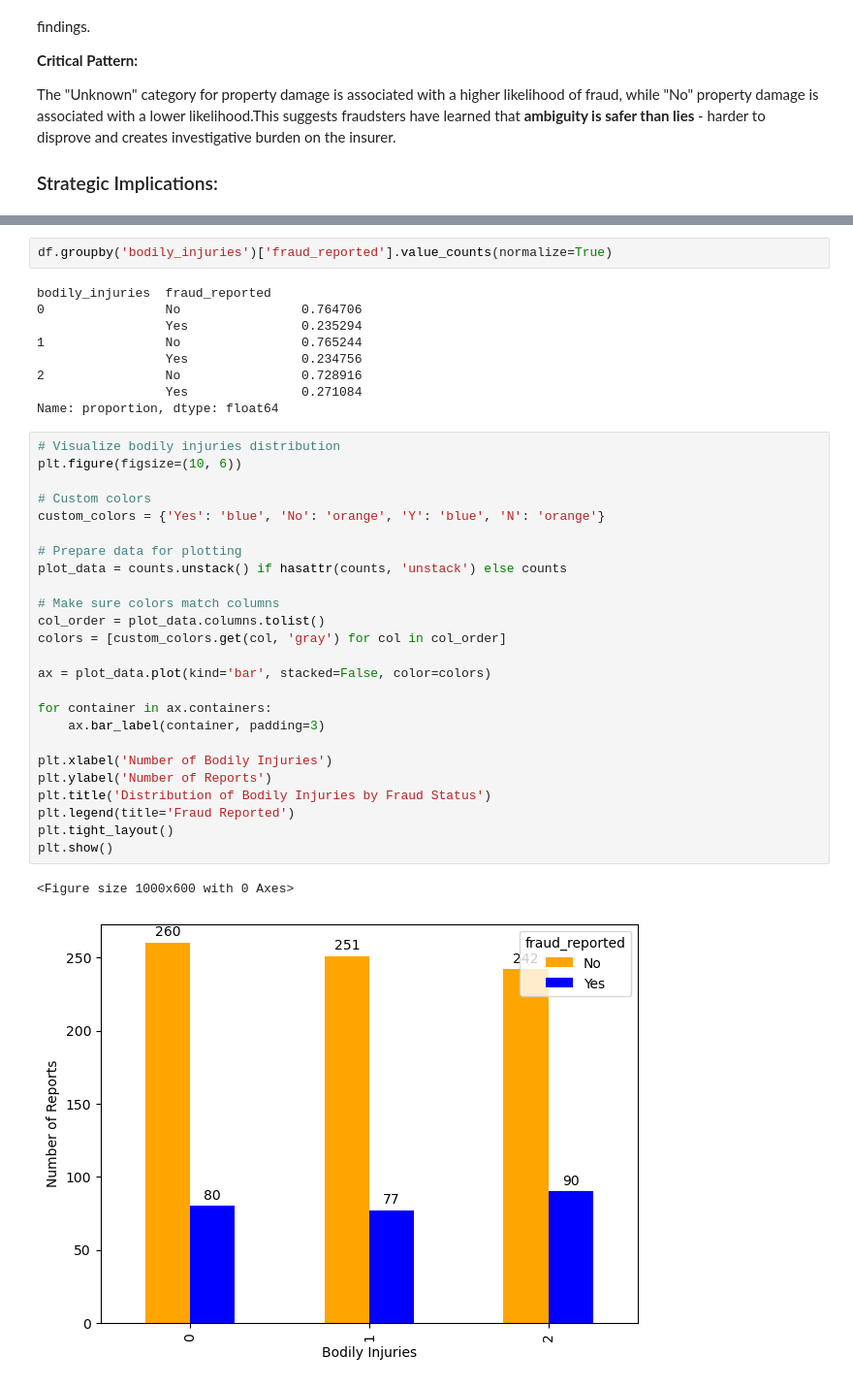
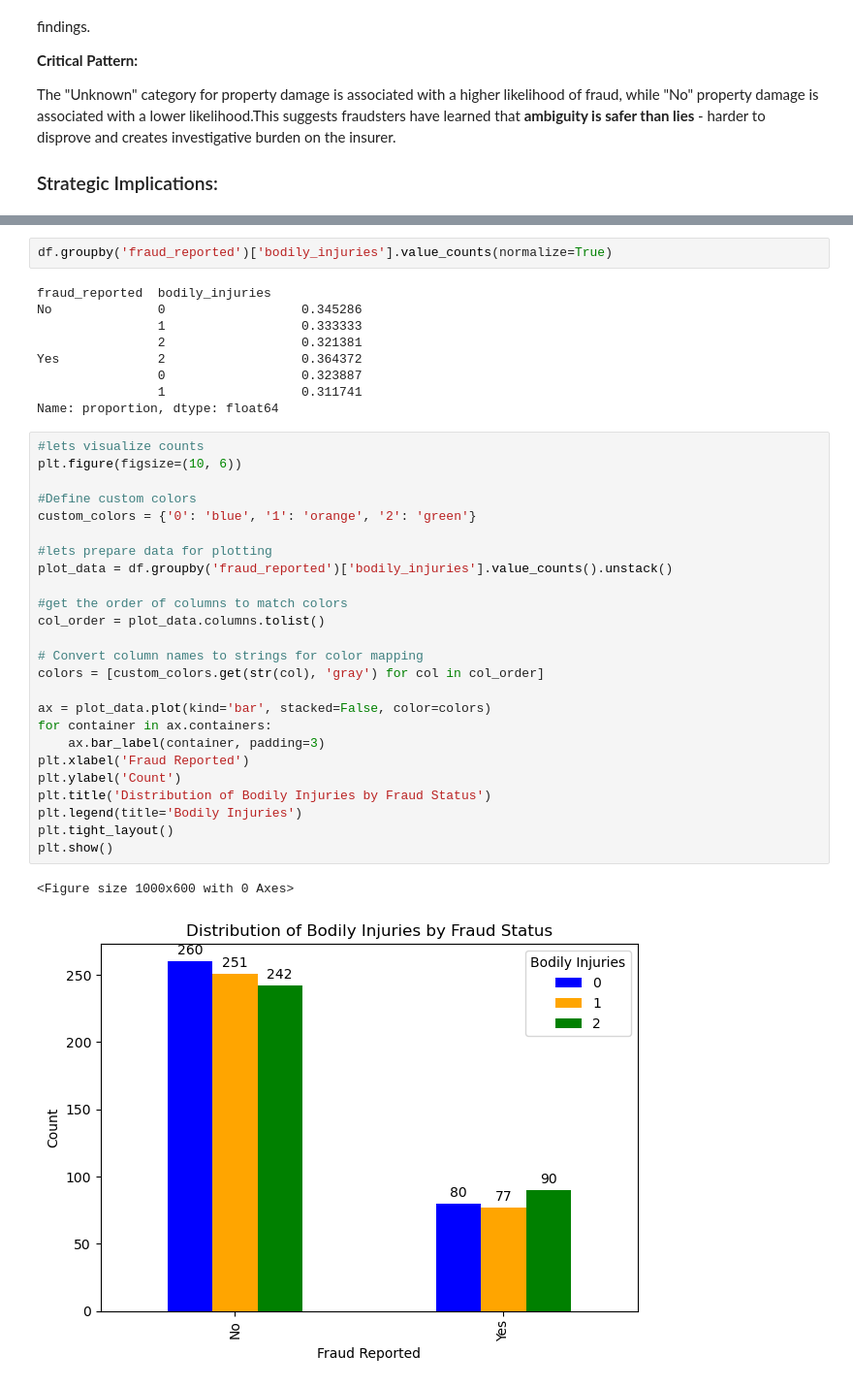
Before and after one commit to oaj1/Insurance_Claims, a Jupyter notebook: Insurance_Claims_ClaimsCircumstances_EDA.ipynb, the cells around one changed output, grey strips where cells are left out. Shown: that part at 97% size. Cells and saved outputs as stored; diff of their text form.

```diff
--- a/Insurance_Claims_ClaimsCircumstances_EDA.ipynb
+++ b/Insurance_Claims_ClaimsCircumstances_EDA.ipynb
@@ -355,40 +355,40 @@ bodily_injuries  fraud_reported
 Name: count, dtype: int64
 # %%
-df.groupby('bodily_injuries')['fraud_reported'].value_counts(normalize=True)
+df.groupby('fraud_reported')['bodily_injuries'].value_counts(normalize=True)
 # %% [output]
-bodily_injuries  fraud_reported
-0                No                0.764706
-                 Yes               0.235294
-1                No                0.765244
-                 Yes               0.234756
-2                No                0.728916
-                 Yes               0.271084
+fraud_reported  bodily_injuries
+No              0                  0.345286
+                1                  0.333333
+                2                  0.321381
+Yes             2                  0.364372
+                0                  0.323887
+                1                  0.311741
 Name: proportion, dtype: float64
 # %%
-# Visualize bodily injuries distribution
+#lets visualize counts
 plt.figure(figsize=(10, 6))
 
-# Custom colors
-custom_colors = {'Yes': 'blue', 'No': 'orange', 'Y': 'blue', 'N': 'orange'}
+#Define custom colors
+custom_colors = {'0': 'blue', '1': 'orange', '2': 'green'}
 
-# Prepare data for plotting
-plot_data = counts.unstack() if hasattr(counts, 'unstack') else counts
+#lets prepare data for plotting
+plot_data = df.groupby('fraud_reported')['bodily_injuries'].value_counts().unstack()
 
-# Make sure colors match columns
+#get the order of columns to match colors
 col_order = plot_data.columns.tolist()
-colors = [custom_colors.get(col, 'gray') for col in col_order]
+
+# Convert column names to strings for color mapping
+colors = [custom_colors.get(str(col), 'gray') for col in col_order]
 
 ax = plot_data.plot(kind='bar', stacked=False, color=colors)
-
 for container in ax.containers:
     ax.bar_label(container, padding=3)
-
-plt.xlabel('Number of Bodily Injuries')
-plt.ylabel('Number of Reports')
+plt.xlabel('Fraud Reported')
+plt.ylabel('Count')
 plt.title('Distribution of Bodily Injuries by Fraud Status')
-plt.legend(title='Fraud Reported')
+plt.legend(title='Bodily Injuries')
 plt.tight_layout()
 plt.show()
 # %% [output]
 <Figure size 1000x600 with 0 Axes>
-[figure, old version]
+[figure, new version]
```
Also changed, not shown: parts of 6 cells of this notebook.
